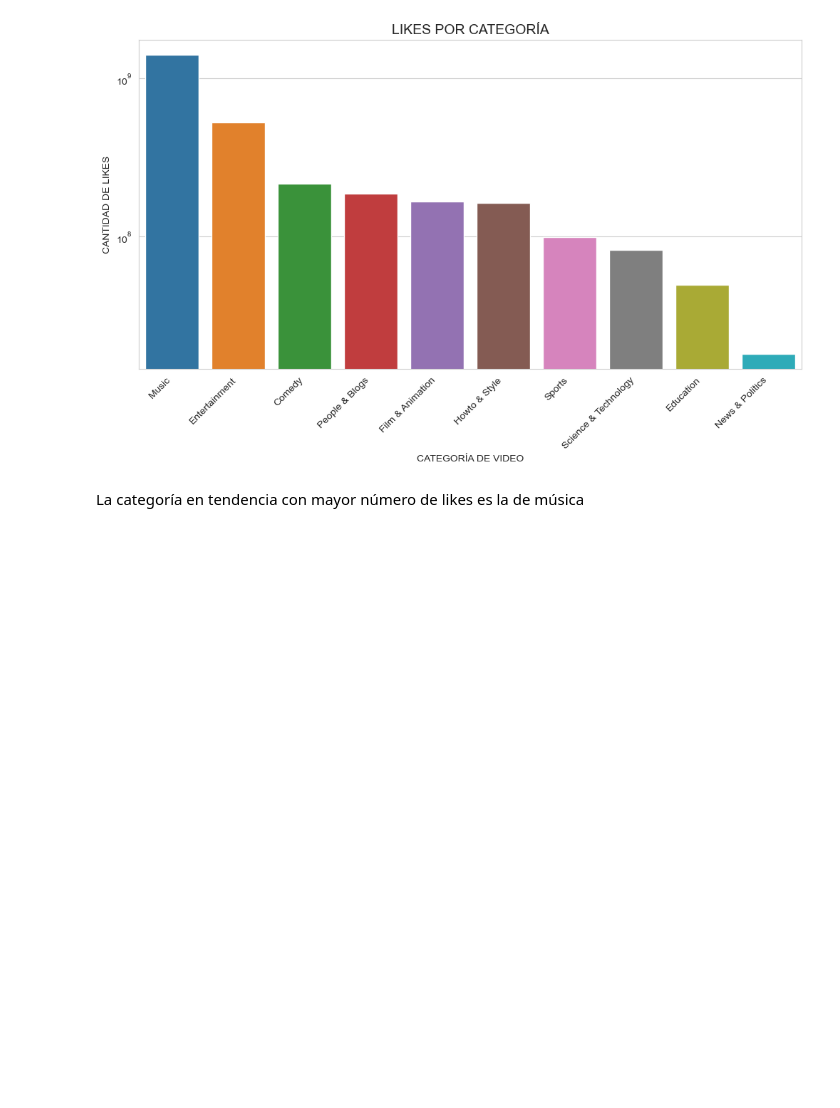
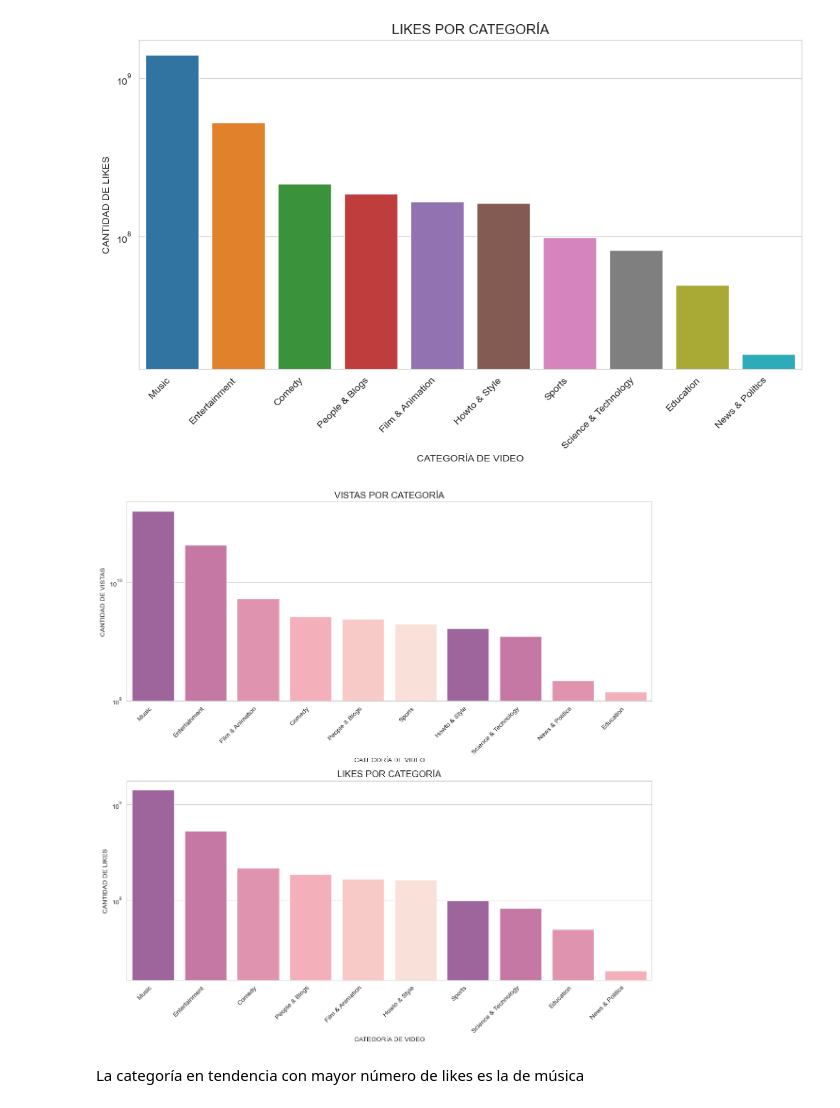
Before and after one commit to lauracamilaballesteros/proyecto-youtube, a Jupyter notebook: proyecto.ipynb, the cells around one changed output. Drawn from its saved outputs; the diff is of its cells as text; code cells hidden in the pictures; blank space fills up the shorter version.

```diff
--- a/proyecto.ipynb
+++ b/proyecto.ipynb
@@ -351,6 +351,34 @@ plt.yscale('log')
 plt.show()
 # %% [output]
 [figure]
+# %%
+
+views_by_category = df_top_10_categories.groupby('category_name')['views'].sum().sort_values(ascending=False)
+palette_views = sns.color_palette(['#A85BA6', '#D16BA5', '#ED86AA', '#FFA5B2', '#FFC3C0', '#FFDDD2'], n_colors=len(views_by_category))
+
+likes_by_category = df_top_10_categories.groupby('category_name')['likes'].sum().sort_values(ascending=False)
+palette_likes = sns.color_palette(['#A85BA6', '#D16BA5', '#ED86AA', '#FFA5B2', '#FFC3C0', '#FFDDD2'], n_colors=len(likes_by_category))
+
+fig, (ax1, ax2) = plt.subplots(2, 1, figsize=(12, 12))
+
+sns.barplot(x=views_by_category.index, y=views_by_category.values, palette=palette_views, ax=ax1)
+ax1.set_xlabel('CATEGORÍA DE VIDEO')
+ax1.set_ylabel('CANTIDAD DE VISTAS')
+ax1.set_title('VISTAS POR CATEGORÍA', fontsize=14)
+ax1.set_xticklabels(views_by_category.index, rotation=45, ha='right')
+ax1.set_yscale('log')
+
+sns.barplot(x=likes_by_category.index, y=likes_by_category.values, palette=palette_likes, ax=ax2)
+ax2.set_xlabel('CATEGORÍA DE VIDEO')
+ax2.set_ylabel('CANTIDAD DE LIKES')
+ax2.set_title('LIKES POR CATEGORÍA', fontsize=14)
+ax2.set_xticklabels(likes_by_category.index, rotation=45, ha='right')
+ax2.set_yscale('log')
+
+plt.tight_layout()
+plt.show()
+# %% [output]
+[figure, added]
 # %% [markdown]
 La categoría en tendencia con mayor número de likes es la de música
 # %% [markdown]
```
Also changed, not shown: parts of 1 cell of this notebook, 15 other files.
